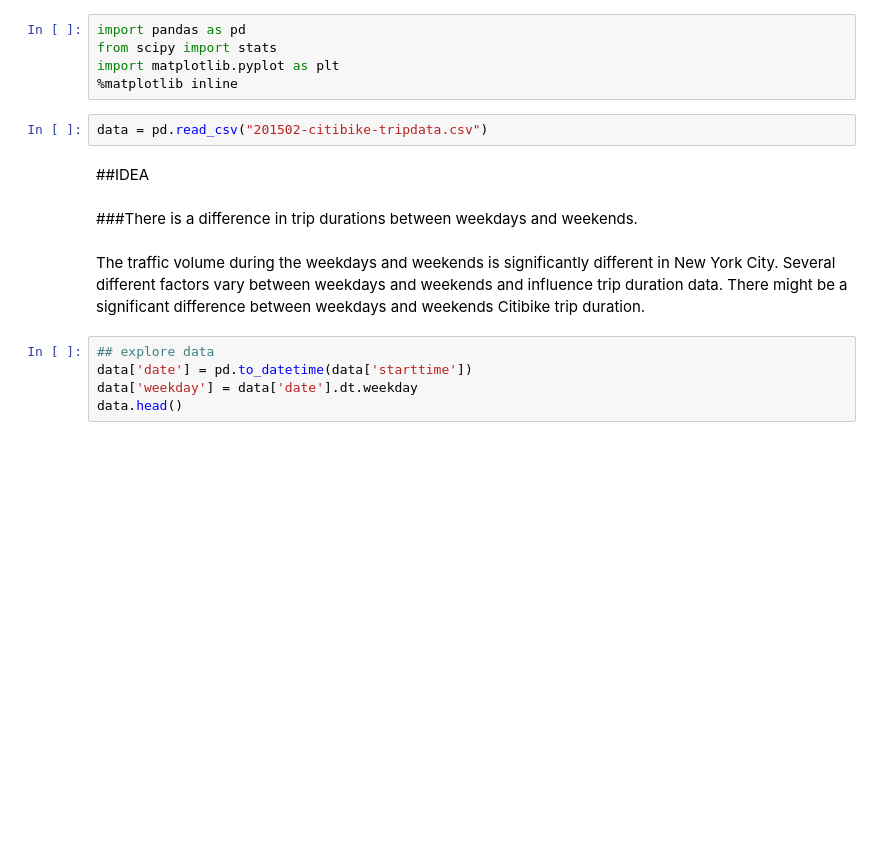
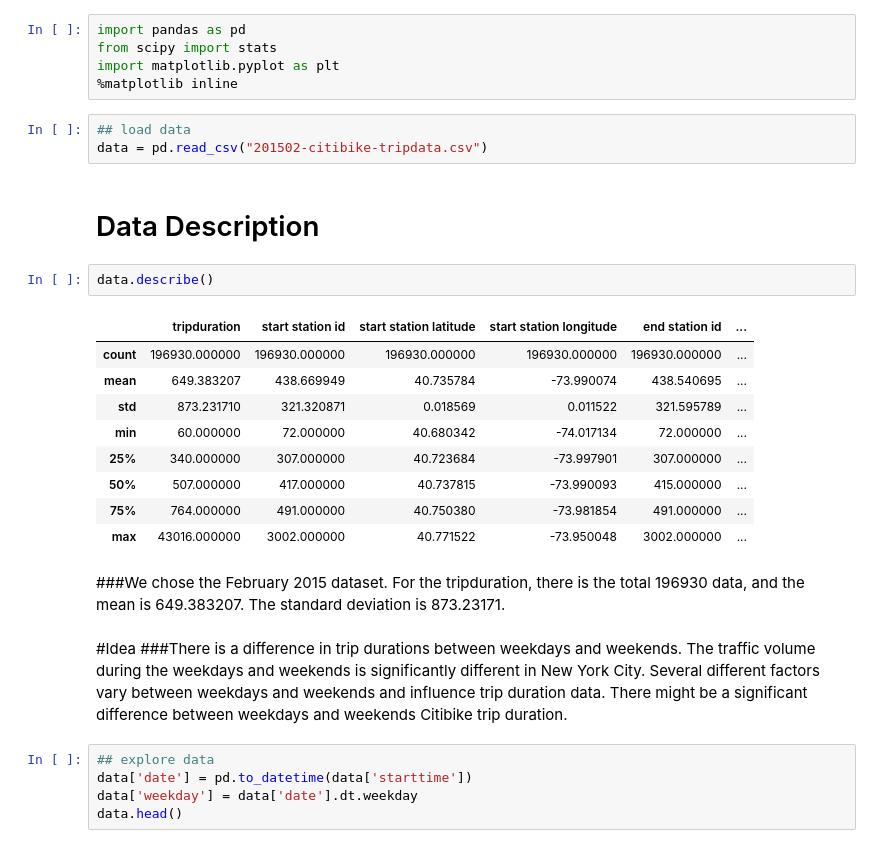
Before and after one commit to linfengzhou/PUI2015_lzhou, a Jupyter notebook: citibikes/Hw3Ass3.ipynb, the cells around one changed output. Cells and saved outputs as stored; diff of their text form; blank space fills up the shorter version.

```diff
--- a/citibikes/Hw3Ass3.ipynb
+++ b/citibikes/Hw3Ass3.ipynb
@@ -4,12 +4,27 @@ from scipy import stats
 import matplotlib.pyplot as plt
 %matplotlib inline
 # %%
+## load data
 data = pd.read_csv("201502-citibike-tripdata.csv")
-# %% [markdown]
-##IDEA
-# %% [markdown]
-###There is a difference in trip durations between weekdays and weekends.
+# %% [markdown]
+# Data Description
+# %%
+data.describe()
+# %% [output]
+|  | tripduration | start station id | start station latitude | start station longitude | end station id | ... |
+| count | 196930.000000 | 196930.000000 | 196930.000000 | 196930.000000 | 196930.000000 | ... |
+| mean | 649.383207 | 438.669949 | 40.735784 | -73.990074 | 438.540695 | ... |
+| std | 873.231710 | 321.320871 | 0.018569 | 0.011522 | 321.595789 | ... |
+| min | 60.000000 | 72.000000 | 40.680342 | -74.017134 | 72.000000 | ... |
+| 25% | 340.000000 | 307.000000 | 40.723684 | -73.997901 | 307.000000 | ... |
+| 50% | 507.000000 | 417.000000 | 40.737815 | -73.990093 | 415.000000 | ... |
+| 75% | 764.000000 | 491.000000 | 40.750380 | -73.981854 | 491.000000 | ... |
+| max | 43016.000000 | 3002.000000 | 40.771522 | -73.950048 | 3002.000000 | ... |
+# %% [markdown]
+###We chose the February 2015 dataset. For the tripduration, there is the total 196930 data, and the mean is 649.383207. The standard deviation is 873.23171.
 # %% [markdown]
+#Idea
+###There is a difference in trip durations between weekdays and weekends.
 The traffic volume during the weekdays and weekends is significantly different in New York City. Several different factors vary between weekdays and weekends and influence trip duration data. There might be a significant difference between weekdays and weekends Citibike trip duration.
 # %%
 ## explore data
```
Also changed, not shown: parts of 21 cells of this notebook.
